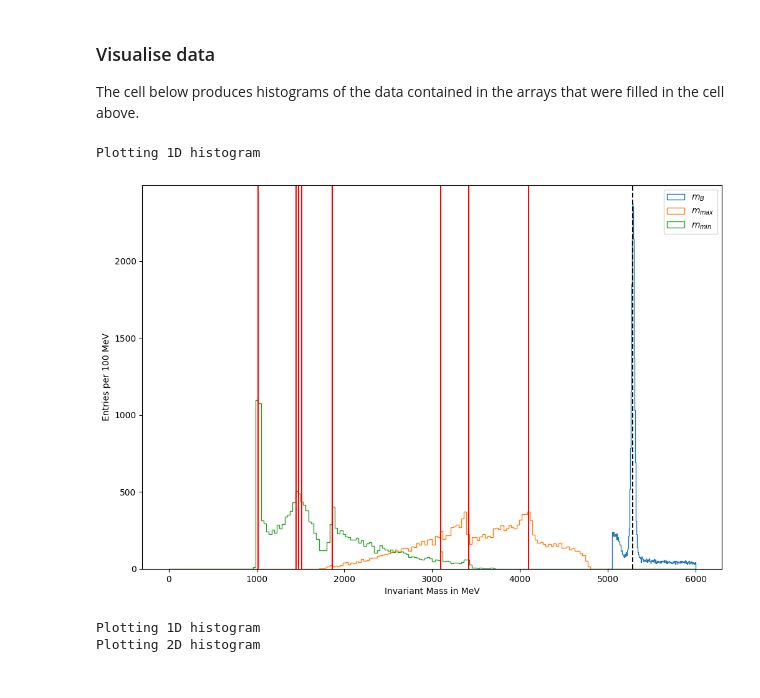
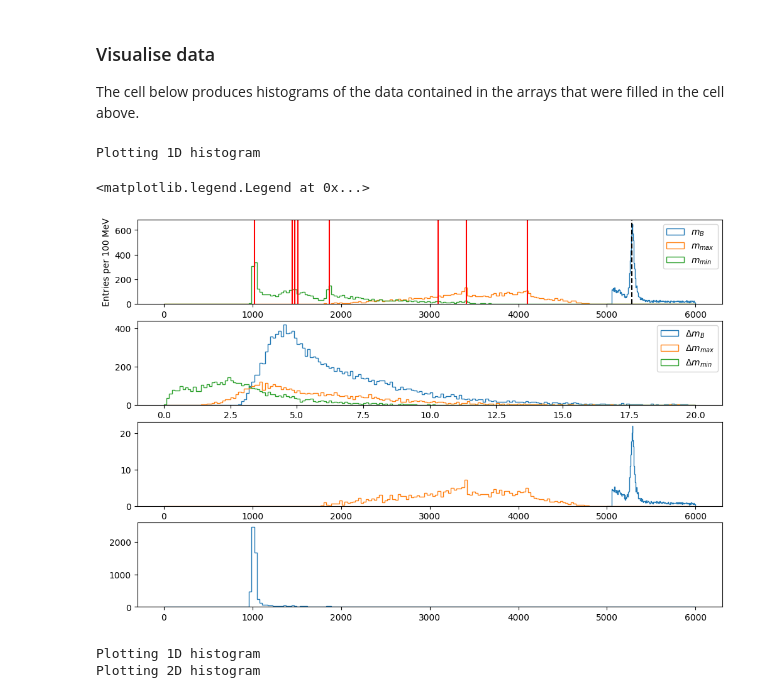
Before and after one commit to damianfrench/MatterAntimatterLab, a Jupyter notebook: Analysis_example.ipynb, the cells around one changed output. Cells and saved outputs as stored; diff of their text form; code cells hidden in the pictures.

Commit message:
i think the invariant mass uncertainties are now working

```diff
--- a/Analysis_example.ipynb
+++ b/Analysis_example.ipynb
@@ -457,59 +450,70 @@ The cell below produces histograms of the data contained in the arrays that were
 
 # This line produces two plots side-by-side.
 # It's still useful just for one plot as you can set the size and get the fig,ax objects
-fig, ax = plt.subplots(nrows=1, ncols=1, figsize=(12, 8))
+fig, ax = plt.subplots(nrows=4, ncols=1, figsize=(12, 8))
 fig.subplots_adjust(wspace=0.3) # increase horizontal space between plots
 
 # This plots two 1D-histograms.
 # The color is changed automatically, the styles are set by hand
 # keep hold of the pT histogram data for fitting later
 print('Plotting 1D histogram')
-values_m_B,bins_m_B,patches_m_B = ax.hist(m_B_all, bins = 200, range = [5000, 6000],histtype='step',label='$m_{B}$')
-values_m_R12,bins_m_R12,patches_m_R12 = ax.hist(m_high_all, bins = 200, range = [0, 6000],histtype='step',label='$m_{max}$')
-values_m_R13,bins_m_R13,patches_m_R13 = ax.hist(m_low_all, bins = 200, range = [0, 6000],histtype='step',label='$m_{min}$')
+values_m_B,bins_m_B,patches_m_B = ax[0].hist(m_B_all, bins = 200, range = [5000, 6000],histtype='step',label='$m_{B}$')
+values_m_R12,bins_m_R12,patches_m_R12 = ax[0].hist(m_high_all, bins = 200, range = [0, 6000],histtype='step',label='$m_{max}$')
+values_m_R13,bins_m_R13,patches_m_R13 = ax[0].hist(m_low_all, bins = 200, range = [0, 6000],histtype='step',label='$m_{min}$')
+
+ax[1].hist(m_B_all_uncertainties,bins=200,range=[0,20],histtype='step',label='$\Delta m_{B}$')
+ax[1].hist(m_high_all_uncertainties,bins=200,range=[0,20],histtype='step',label='$\Delta m_{max}$')
+ax[1].hist(m_low_all_uncertainties,bins=200,range=[0,20],histtype='step',label='$\Delta m_{min}$')
+
+
+values_m_B,bins_m_B,patches_m_B = ax[2].hist(m_B_all, bins = 200, weights=(1/m_B_all_uncertainties**2),range = [5000, 6000],histtype='step',label='$m_{B}$')
+values_m_R12,bins_m_R12,patches_m_R12 = ax[2].hist(m_high_all, bins = 200,weights=(1/m_high_all_uncertainties**2), range = [0, 6000],histtype='step',label='$m_{max}$')
+values_m_R13,bins_m_R13,patches_m_R13 = ax[3].hist(m_low_all, bins = 200,weights=(1/m_low_all_uncertainties**2), range = [0, 6000],histtype='step',label='$m_{min}$')
 
 # phi strange-antistrange
-ax.axvline(1019.461,color='red')
+ax[0].axvline(1019.461,color='red')
 #f'_2 - mainly strange-anti-strange with some up-anti-up and down-antidown
-ax.axvline(1512,color='red')
+ax[0].axvline(1512,color='red')
 #eta - even mix of up-anti-up, down-antidown and strange-antistrange
-ax.axvline(1475,color='red')
+ax[0].axvline(1475,color='red')
 #rho - mainly up-anti-up and down-antidown
-ax.axvline(1450,color='red')
+ax[0].axvline(1450,color='red')
 #D_0 charm antiup
-ax.axvline(1864.84,color='red')
+ax[0].axvline(1864.84,color='red')
 
 # 2-3 GeV region is mainly comprised of excited light meson states.
 
 #J/psi charm-anticharm
-ax.axvline(3096.9,color='red')
+ax[0].axvline(3096.9,color='red')
 #chi_c0 charm-anticharm
-ax.axvline(3414.71,color='red')
+ax[0].axvline(3414.71,color='red')
 # Charmonium (excited) states) and tetra quark candidates in the region of 4GeV - 4.5 GeV
-ax.axvline(4100,color='red')
+ax[0].axvline(4100,color='red')
 
 #slight peak before could be from particle misidentification from choosing the wrong kaon candidate.
 
 # B meson
-ax.axvline(5279,color='k',linestyle='--')
+ax[0].axvline(5279,color='k',linestyle='--')
 
 
 # peaks,_=scipy.signal.find_peaks(values_m_B,height=25)
 # widths,width_heights,pos_left,pos_right=scipy.signal.peak_widths(values_m_B,peaks,rel_height=0.5)
 # int_pos_right=int(np.floor(pos_right[0]))
 # int_pos_left=int(np.floor(pos_left[0]))
 # print(bins_m_B[peaks],values_m_B[peaks])
 # print((m_B.max()-m_B.min())/2000)
 # ax.scatter(bins_m_B[peaks],values_m_B[peaks],color='red')
 # ax.hlines(0.5*values_m_B[peaks],bins_m_B[int_pos_left],bins_m_B[int_pos_right],color='red')
 #ax[0].hist(pZ, bins = 200, range = [0, 100000],histtype='stepfilled',alpha=0.3,label='$p_{z}$')
-ax.set_xlabel('Invariant Mass in MeV')
-ax.set_ylabel('Entries per 100 MeV')
-ax.legend()
-plt.savefig('./plots/invariant_masses_yield_cuts.png')
+ax[0].set_xlabel('Invariant Mass in MeV')
+ax[0].set_ylabel('Entries per 100 MeV')
+ax[0].legend()
+ax[1].legend()
+# plt.savefig('./plots/invariant_masses_yield_cuts.png')
 # %% [output]
 Plotting 1D histogram
+<matplotlib.legend.Legend at 0x...>
-[figure, old version]
+[figure, new version]
 # %%
 # Plot some histograms -- NOTE: this can take several minutes
 
```
Also changed, not shown: parts of 4 cells of this notebook.
